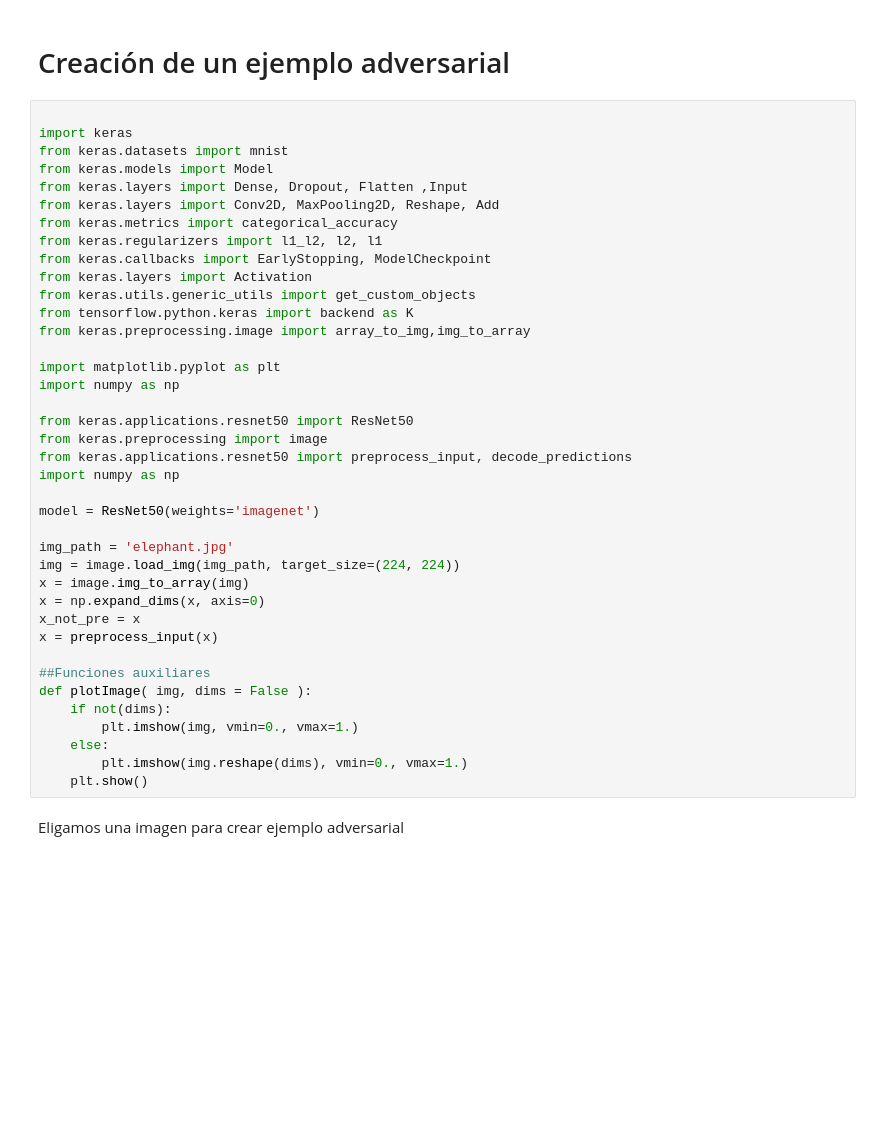
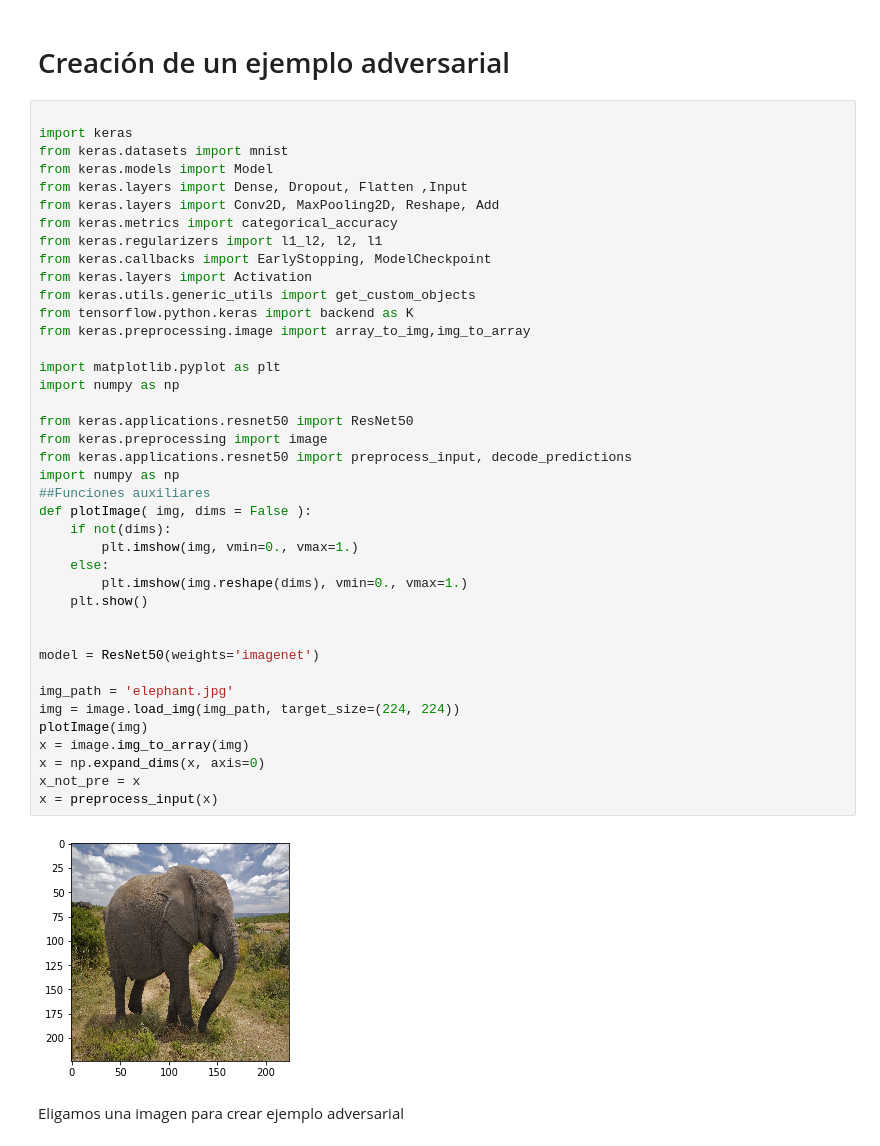
Before and after one commit to andrscyv/am_proyecto_final, a Jupyter notebook: ejemplo_adversarial_resnet.ipynb, the cells around one changed output. Drawn from its saved outputs; the diff is of its cells as text; blank space fills up the shorter version.

```diff
--- a/ejemplo_adversarial_resnet.ipynb
+++ b/ejemplo_adversarial_resnet.ipynb
@@ -3,42 +3,45 @@
 # %%
 
 import keras
 from keras.datasets import mnist
 from keras.models import Model
 from keras.layers import Dense, Dropout, Flatten ,Input
 from keras.layers import Conv2D, MaxPooling2D, Reshape, Add
 from keras.metrics import categorical_accuracy
 from keras.regularizers import l1_l2, l2, l1
 from keras.callbacks import EarlyStopping, ModelCheckpoint
 from keras.layers import Activation
 from keras.utils.generic_utils import get_custom_objects
 from tensorflow.python.keras import backend as K
 from keras.preprocessing.image import array_to_img,img_to_array
 
 import matplotlib.pyplot as plt
 import numpy as np
 
 from keras.applications.resnet50 import ResNet50
 from keras.preprocessing import image
 from keras.applications.resnet50 import preprocess_input, decode_predictions
 import numpy as np
-
-model = ResNet50(weights='imagenet')
-
-img_path = 'elephant.jpg'
-img = image.load_img(img_path, target_size=(224, 224))
-x = image.img_to_array(img)
-x = np.expand_dims(x, axis=0)
-x_not_pre = x
-x = preprocess_input(x)
-
 ##Funciones auxiliares
 def plotImage( img, dims = False ):
     if not(dims):
         plt.imshow(img, vmin=0., vmax=1.)
     else:
         plt.imshow(img.reshape(dims), vmin=0., vmax=1.)
     plt.show()
+
+
+model = ResNet50(weights='imagenet')
+
+img_path = 'elephant.jpg'
+img = image.load_img(img_path, target_size=(224, 224))
+plotImage(img)
+x = image.img_to_array(img)
+x = np.expand_dims(x, axis=0)
+x_not_pre = x
+x = preprocess_input(x)
+# %% [output]
+[figure, added]
 # %% [markdown]
 Eligamos una imagen para crear ejemplo adversarial
 # %%
```
Also changed, not shown: parts of 3 cells of this notebook, 1 other file.
